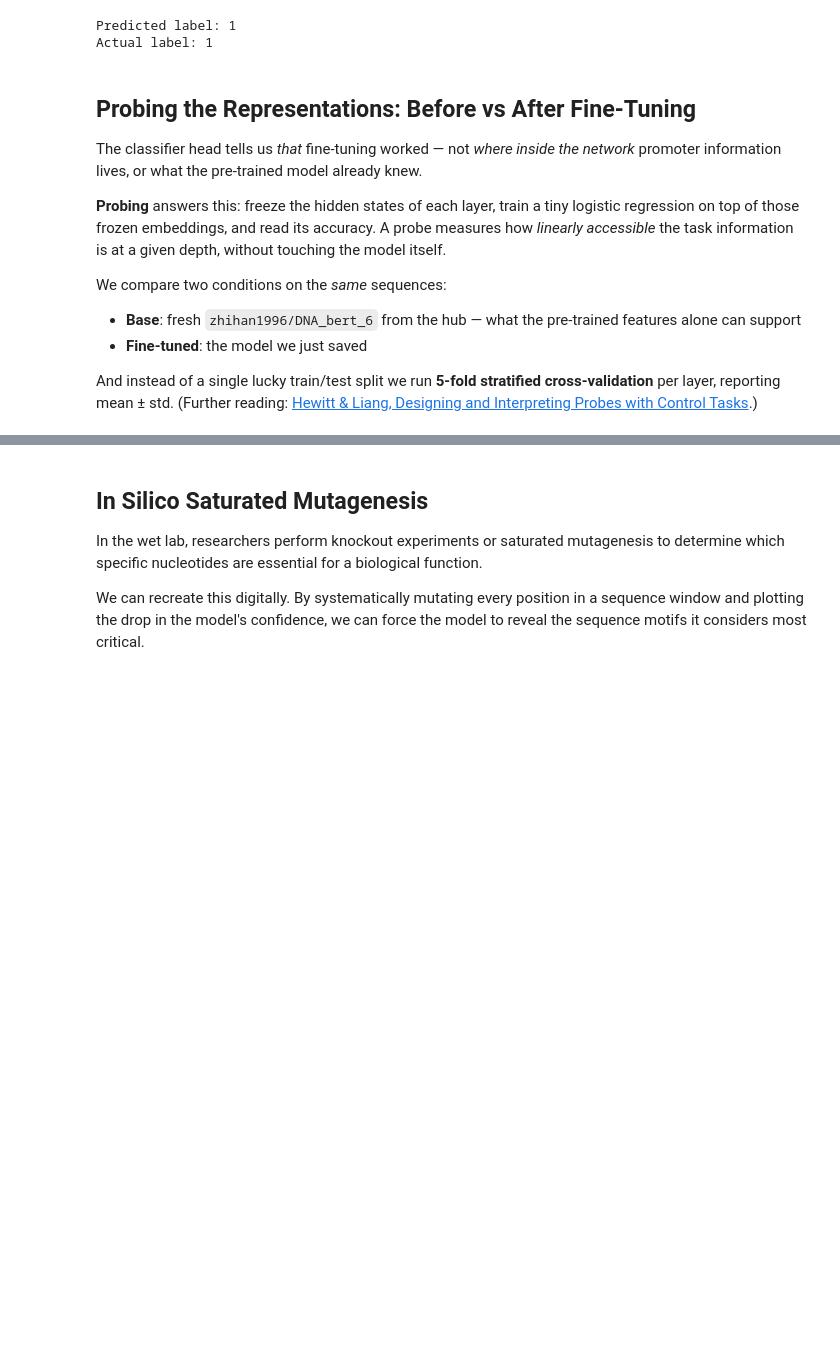
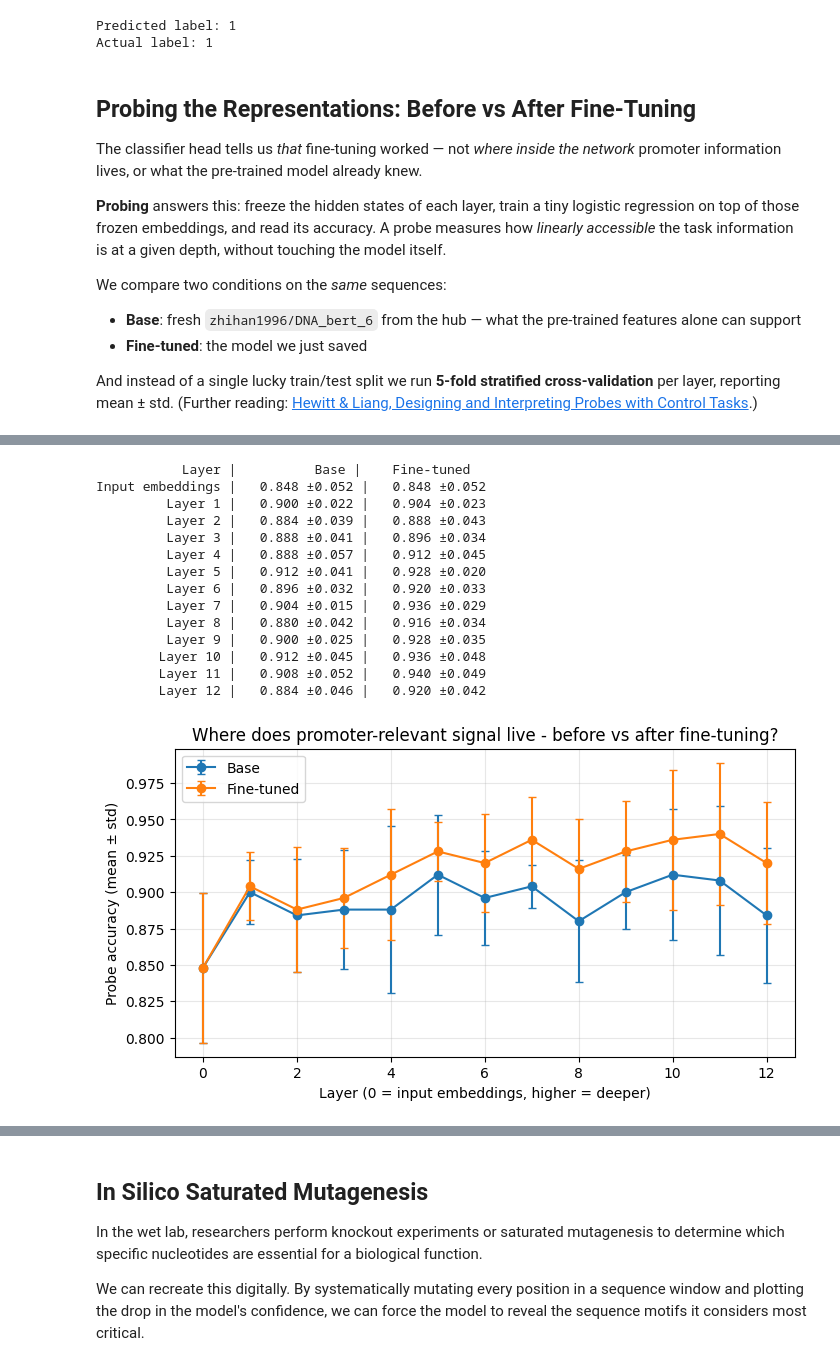
Before and after one commit to sib-swiss/bio-llm-training, a Jupyter notebook: notebooks/nb03_fine_tuning.ipynb, the cells around one changed output, grey strips where cells are left out. Drawn from its saved outputs; the diff is of its cells as text; code cells hidden in the pictures; blank space fills up the shorter version.

```diff
--- a/notebooks/nb03_fine_tuning.ipynb
+++ b/notebooks/nb03_fine_tuning.ipynb
@@ -392,12 +487,13 @@ We compare two conditions on the *same* sequences:
 
 And instead of a single lucky train/test split we run **5-fold stratified cross-validation** per layer, reporting mean ± std. (Further reading: [Hewitt & Liang, Designing and Interpreting Probes with Control Tasks](https://arxiv.org/abs/1905.05950).)
 # %%
+%%time
 # Extract pooled embeddings for every layer of a model, on the same sequences for both conditions
-PROBE_SIZE = 1000
+PROBE_SIZE = 250
 
 device = "cuda" if torch.cuda.is_available() else "cpu"
 
-def get_layerwise_embeddings(model, sequences, batch_size=32):
+def get_layerwise_embeddings(model, sequences, batch_size=64):
     # Returns a list of (num_layers + 1) arrays of shape (n_sequences, hidden_size):
     # index 0 = input embedding layer, 1..12 = transformer layers
     model.eval().to(device)
@@ -432,7 +528,7 @@ def get_layerwise_embeddings(model, sequences, batch_size=32):
     return [np.concatenate(chunks, axis=0) for chunks in per_layer]
 
 
-probe_dataset = test_promoter.select(range(PROBE_SIZE))  # already shuffled when created
+probe_dataset = tokenized_promoter["test"].shuffle().select(range(PROBE_SIZE))
 probe_sequences = probe_dataset["text"]
 probe_labels = np.array(probe_dataset["label"])
 
@@ -464,32 +582,48 @@ for condition, layers in probe_embeddings.items():
     for embeddings in layers:
         scores = cross_val_score(
             LogisticRegression(max_iter=1000),
             embeddings,
             probe_labels,
             cv=cv,
             scoring="accuracy",
         )
         means.append(scores.mean())
         stds.append(scores.std())
     probe_results[condition] = (np.array(means), np.array(stds))
 
 print(f"{'Layer':>16} | {'Base':>13} | {'Fine-tuned':>13}")
 for i in range(n_layers):
     name = "Input embeddings" if i == 0 else f"Layer {i}"
     base_m, base_s = probe_results["Base"][0][i], probe_results["Base"][1][i]
     ft_m, ft_s = probe_results["Fine-tuned"][0][i], probe_results["Fine-tuned"][1][i]
     print(f"{name:>16} | {base_m:>7.3f} ±{base_s:.3f} | {ft_m:>7.3f} ±{ft_s:.3f}")
 
 plt.figure(figsize=(8, 4))
 for condition, color in zip(["Base", "Fine-tuned"], ["tab:blue", "tab:orange"]):
     means, stds = probe_results[condition]
     plt.errorbar(range(n_layers), means, yerr=stds, fmt="o-", capsize=3,
                  color=color, label=condition)
 plt.xlabel("Layer (0 = input embeddings, higher = deeper)")
 plt.ylabel("Probe accuracy (mean ± std)")
 plt.title("Where does promoter-relevant signal live - before vs after fine-tuning?")
-plt.ylim(0, 1.05)
+#plt.ylim(0, 1.05)
 plt.grid(alpha=0.3)
 plt.legend()
 plt.show()
+# %% [output]
+           Layer |          Base |    Fine-tuned
+Input embeddings |   0.848 ±0.052 |   0.848 ±0.052
+         Layer 1 |   0.900 ±0.022 |   0.904 ±0.023
+         Layer 2 |   0.884 ±0.039 |   0.888 ±0.043
+         Layer 3 |   0.888 ±0.041 |   0.896 ±0.034
+         Layer 4 |   0.888 ±0.057 |   0.912 ±0.045
+         Layer 5 |   0.912 ±0.041 |   0.928 ±0.020
+         Layer 6 |   0.896 ±0.032 |   0.920 ±0.033
+         Layer 7 |   0.904 ±0.015 |   0.936 ±0.029
+         Layer 8 |   0.880 ±0.042 |   0.916 ±0.034
+         Layer 9 |   0.900 ±0.025 |   0.928 ±0.035
+        Layer 10 |   0.912 ±0.045 |   0.936 ±0.048
+        Layer 11 |   0.908 ±0.052 |   0.940 ±0.049
+        Layer 12 |   0.884 ±0.046 |   0.920 ±0.042
+[figure, added]
 # %% [markdown]
```
Also changed, not shown: parts of 47 cells of this notebook.
